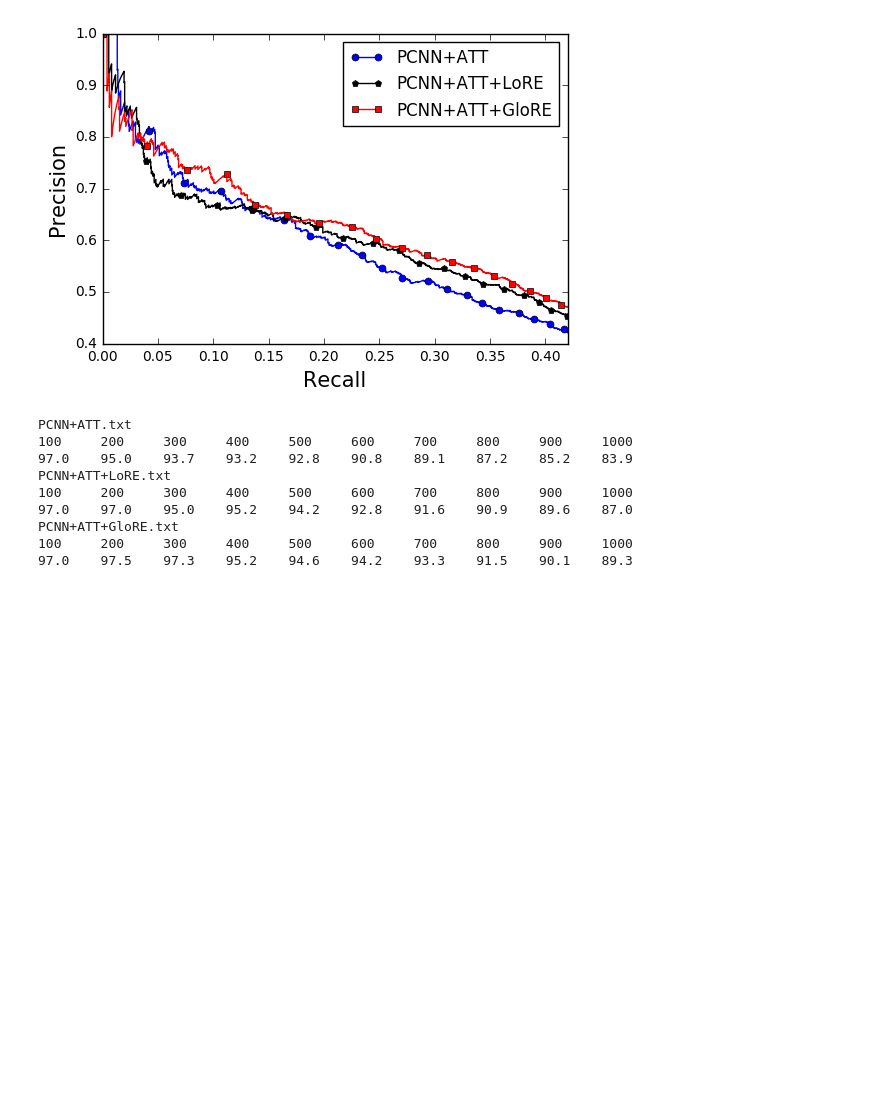
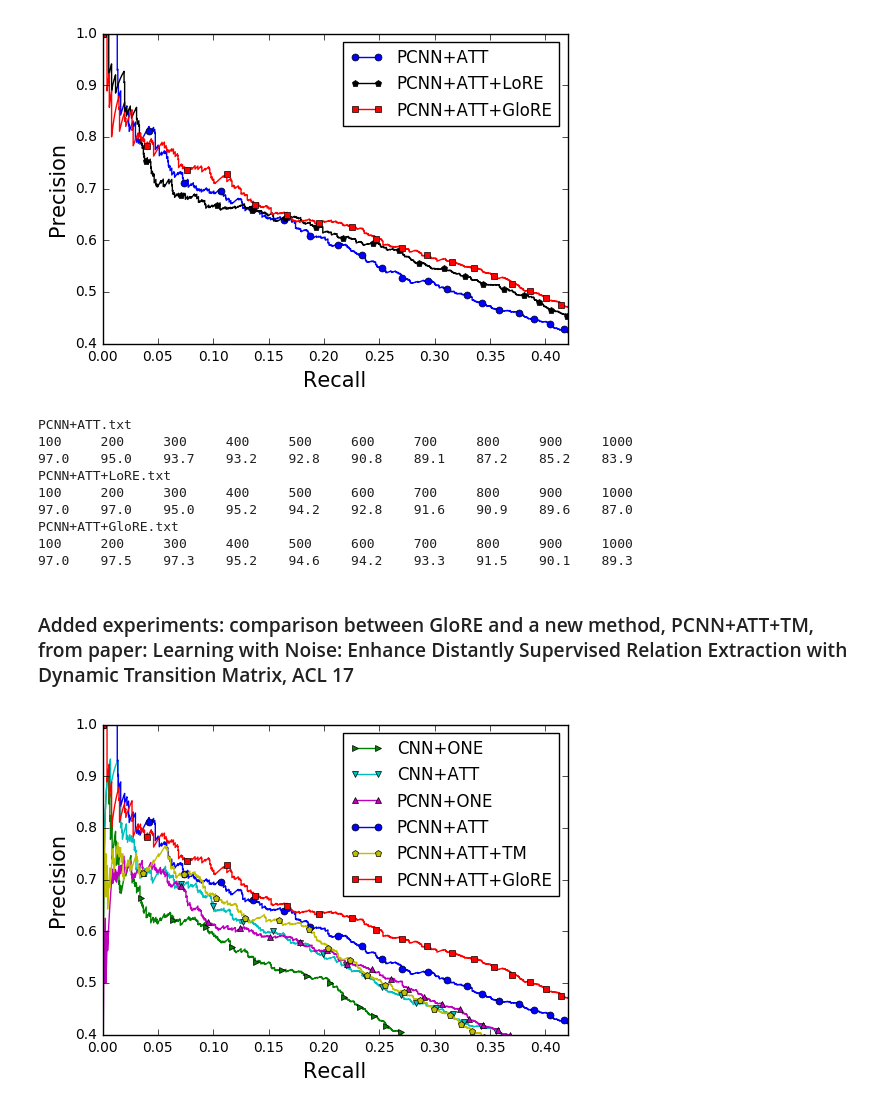
Before and after one commit to ppuliu/GloRE, a Jupyter notebook: plot.ipynb, the cells around one changed output. Cells and saved outputs as stored; diff of their text form; code cells hidden in the pictures; blank space fills up the shorter version.

Commit message:
added more experiments

```diff
--- a/plot.ipynb
+++ b/plot.ipynb
@@ -97,3 +97,51 @@ PCNN+ATT+LoRE.txt
 PCNN+ATT+GloRE.txt
 100     200     300     400     500     600     700     800     900     1000
 97.0    97.5    97.3    95.2    94.6    94.2    93.3    91.5    90.1    89.3
+# %% [markdown]
+### Added experiments: comparison between GloRE and a new method, PCNN+ATT+TM, from paper: Learning with Noise: Enhance Distantly Supervised Relation Extraction with Dynamic Transition Matrix, ACL 17
+# %%
+import matplotlib.pyplot as plt
+%matplotlib inline
+
+def getXY(file_name, n = 2000):
+    x, y = [], []
+    with open(file_name) as f:
+        for i, line in enumerate(f):
+            entries = line.split('\t')
+            y.append(float(entries[0]))
+            x.append(float(entries[1]))
+            if i >= n:
+                break
+    return x, y
+
+GloRE = 'results/held_out/PCNN+ATT+GloRE_pr.txt'
+LoRE = 'results/held_out/PCNN+ATT+LoRE_pr.txt'
+PCNN_ATT =  'results/held_out/PCNN+ATT_pr.txt'
+PCNN_ONE =  'results/held_out/PCNN+ONE_pr.txt'
+CNN_ATT =  'results/held_out/CNN+ATT_pr.txt'
+CNN_ONE =  'results/held_out/CNN+ONE_pr.txt'
+PCNN_ATT_TM =  'results/held_out/PCNN+ATT+TM_pr.txt'
+
+x1, y1 = getXY(CNN_ONE)
+x2, y2 = getXY(CNN_ATT)
+x3, y3 = getXY(PCNN_ONE)
+x4, y4 = getXY(PCNN_ATT)
+x5, y5 = getXY(PCNN_ATT_TM)
+x6, y6 = getXY(GloRE)
+
+plt.plot(x1,y1, marker = '>', markevery = 100, markersize = 5, color = 'g')
+plt.plot(x2,y2, marker = 'v', markevery = 100, markersize = 5, color='c')
+plt.plot(x3,y3, marker = '^', markevery = 100, markersize = 5, color='m')
+plt.plot(x4,y4, marker = 'o', markevery = 100, markersize = 5, color='b')
+plt.plot(x5,y5, marker = 'p', markevery = 100, markersize = 5, color='y')
+plt.plot(x6,y6, marker = 's', markevery = 100, markersize = 5, color='r')
+plt.legend(['CNN+ONE', 'CNN+ATT','PCNN+ONE','PCNN+ATT', 'PCNN+ATT+TM', 'PCNN+ATT+GloRE'])
+plt.ylim([0.4, 1.0])
+plt.xlim([0.0, 0.42])
+plt.xlabel('Recall', fontsize=15)
+plt.ylabel('Precision', fontsize=15)
+plt.gca().tick_params(labelsize=10)
+#plt.savefig('pr_all.eps', format='eps')
+plt.show()
+# %% [output]
+[figure, added]
```
Also changed, not shown: parts of 2 cells of this notebook, 4 other files.
